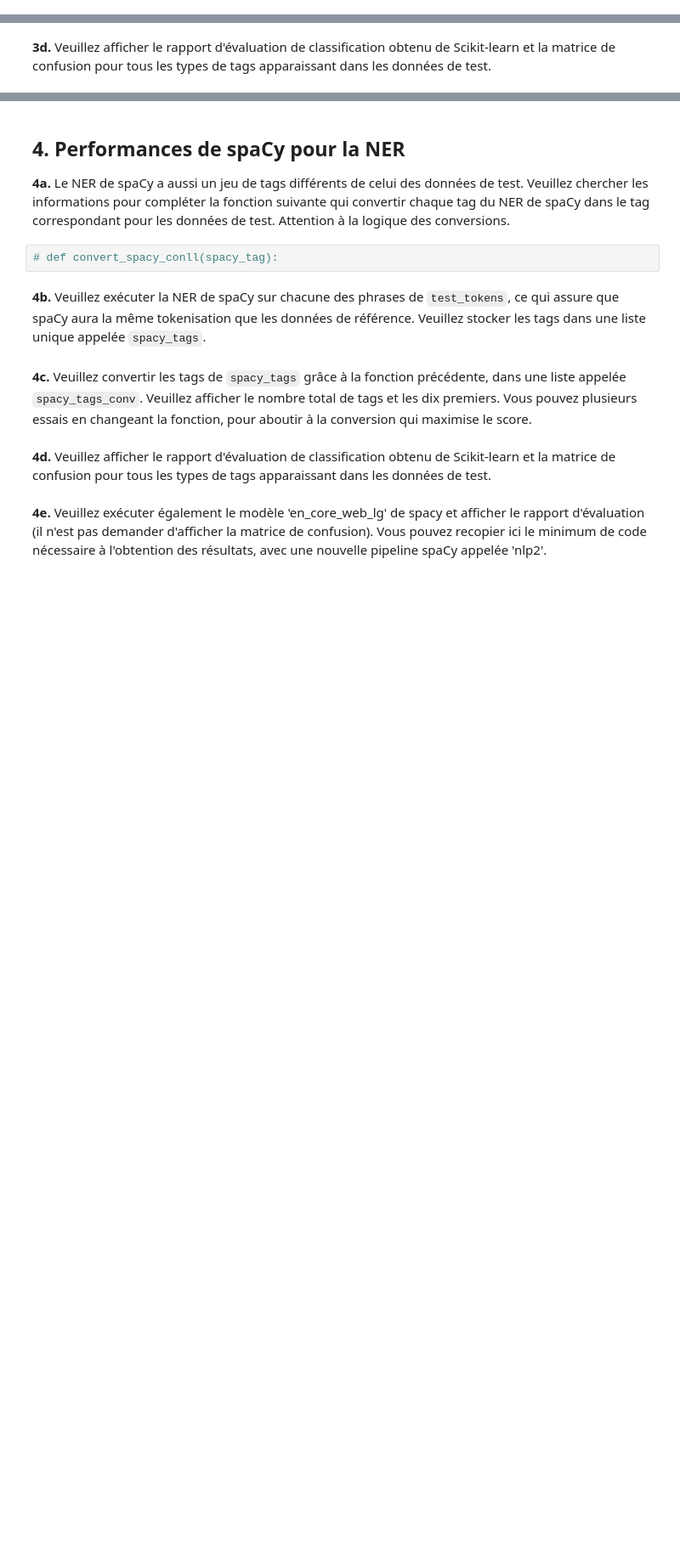
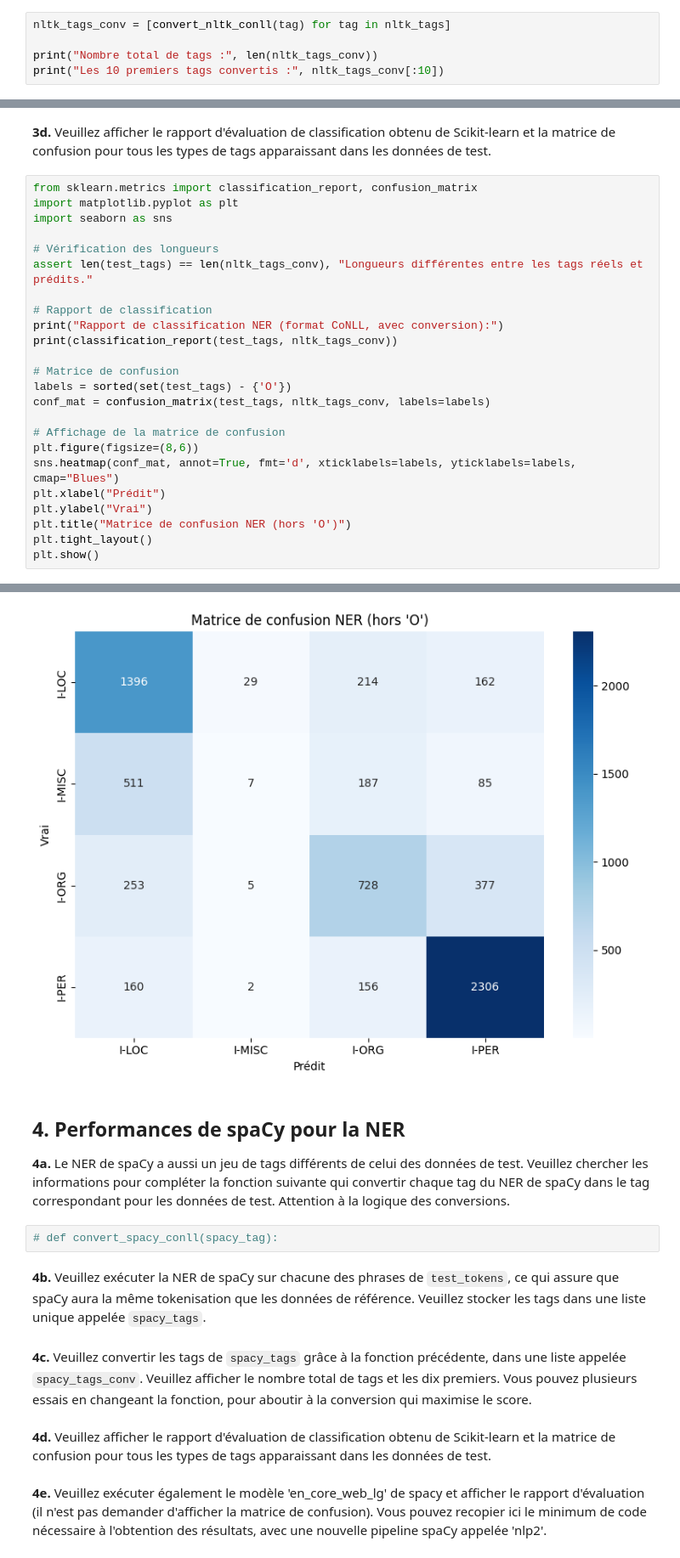
Before and after one commit to DrC0okie/HEIG_TAL_Labo4, a Jupyter notebook: TAL_Labo4_Strefeler_Van-Hove.ipynb, the cells around one changed output, grey strips where cells are left out. Shown: that part at 85% size. Saved outputs shown, nothing was run; the diff lists cells and outputs as text; blank space fills up the shorter version.

```diff
--- a/TAL_Labo4_Strefeler_Van-Hove.ipynb
+++ b/TAL_Labo4_Strefeler_Van-Hove.ipynb
@@ -157,2 +189,7 @@ nltk_tags = []
 # %% [markdown]
 **3c.** Veuillez convertir les tags de `nltk_tags` grâce à la fonction précédente, dans une liste appelée `nltk_tags_conv`.  Veuillez afficher le nombre total de tags et les dix premiers.  Vous pouvez plusieurs essais en changeant la fonction, pour aboutir à la conversion qui maximise le score.
+# %%
+nltk_tags_conv = [convert_nltk_conll(tag) for tag in nltk_tags]
+
+print("Nombre total de tags :", len(nltk_tags_conv))
+print("Les 10 premiers tags convertis :", nltk_tags_conv[:10])
@@ -159,2 +199,27 @@ nltk_tags = []
 # %% [markdown]
 **3d.** Veuillez afficher le rapport d'évaluation de classification obtenu de Scikit-learn et la matrice de confusion pour tous les types de tags apparaissant dans les données de test.
+# %%
+from sklearn.metrics import classification_report, confusion_matrix
+import matplotlib.pyplot as plt
+import seaborn as sns
+
+# Vérification des longueurs
+assert len(test_tags) == len(nltk_tags_conv), "Longueurs différentes entre les tags réels et prédits."
+
+# Rapport de classification
+print("Rapport de classification NER (format CoNLL, avec conversion):")
+print(classification_report(test_tags, nltk_tags_conv))
+
+# Matrice de confusion
+labels = sorted(set(test_tags) - {'O'})
+conf_mat = confusion_matrix(test_tags, nltk_tags_conv, labels=labels)
+
+# Affichage de la matrice de confusion
+plt.figure(figsize=(8,6))
+sns.heatmap(conf_mat, annot=True, fmt='d', xticklabels=labels, yticklabels=labels, cmap="Blues")
+plt.xlabel("Prédit")
+plt.ylabel("Vrai")
+plt.title("Matrice de confusion NER (hors 'O')")
+plt.tight_layout()
+plt.show()
+# %% [output]
@@ -161,3 +238,4 @@ nltk_tags = []
+[figure, added]
 # %% [markdown]
 ## 4. Performances de spaCy pour la NER
 
```
Also changed, not shown: parts of 9 cells of this notebook.
